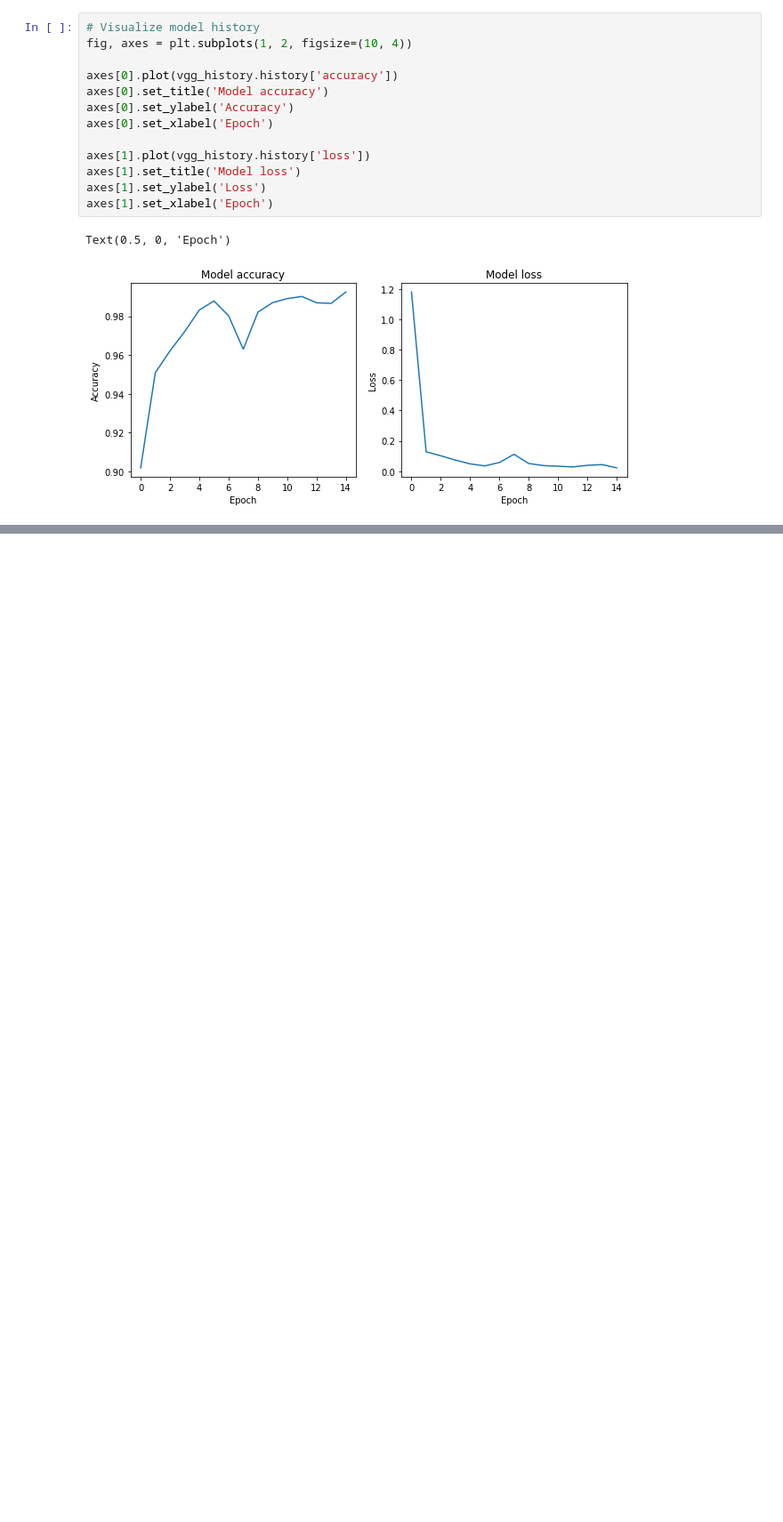
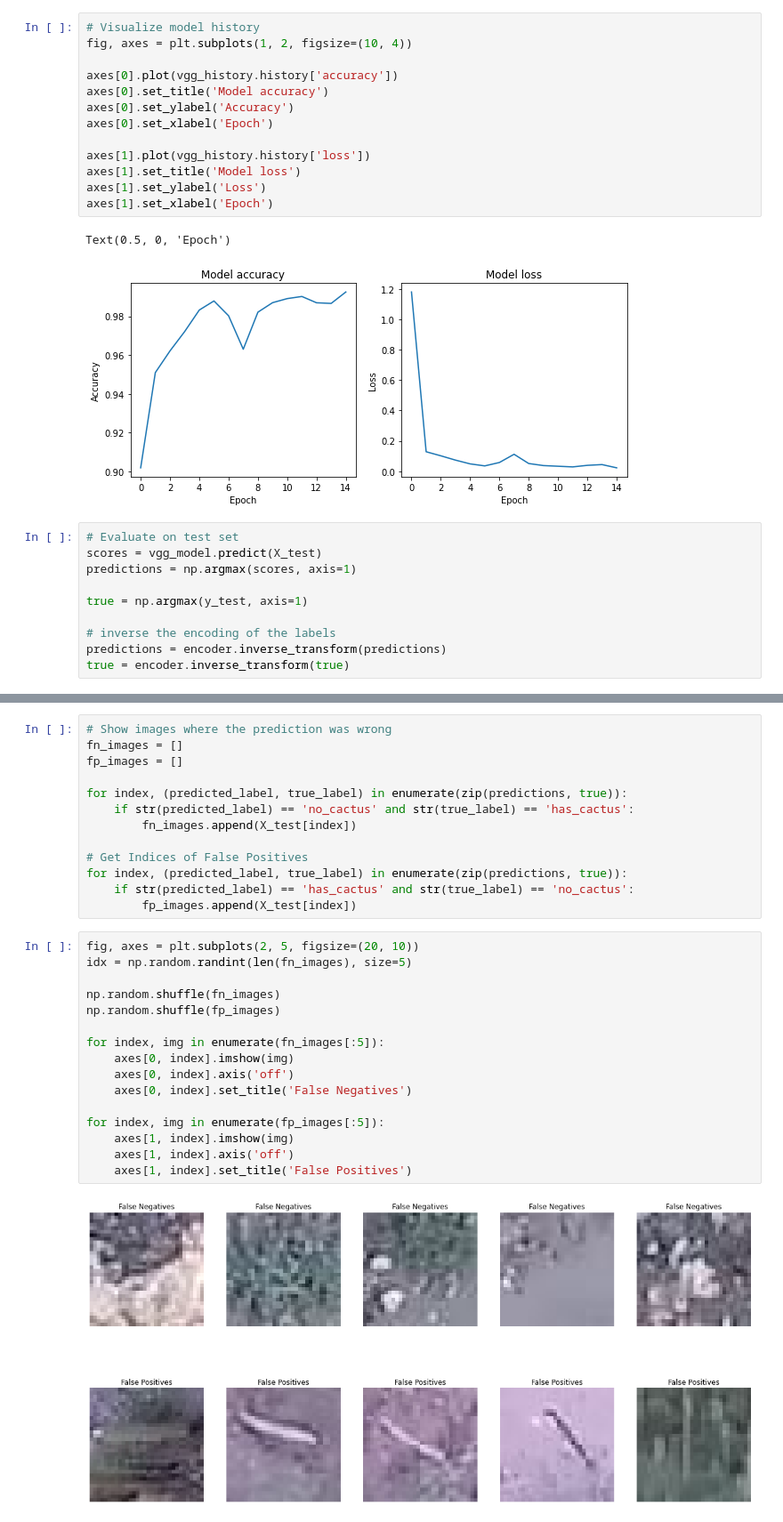
Before and after one commit to kpapijnenburg/cactus-detector, a Jupyter notebook: CNN-V2.1.ipynb, the cells around one changed output, grey strips where cells are left out. Shown at 89% size. Saved outputs shown, nothing was run; the diff lists cells and outputs as text; blank space fills up the shorter version.

Commit message:
Added evaluation to VGG style model

```diff
--- a/CNN-V2.1.ipynb
+++ b/CNN-V2.1.ipynb
@@ -151,3 +154,13 @@ axes[1].set_xlabel('Epoch')
 # %% [output]
 Text(0.5, 0, 'Epoch')
 [figure]
+# %%
+# Evaluate on test set
+scores = vgg_model.predict(X_test)
+predictions = np.argmax(scores, axis=1)
+
+true = np.argmax(y_test, axis=1)
+
+# inverse the encoding of the labels
+predictions = encoder.inverse_transform(predictions)
+true = encoder.inverse_transform(true)
@@ -153,0 +206,31 @@ Text(0.5, 0, 'Epoch')
+# %%
+# Show images where the prediction was wrong
+fn_images = []
+fp_images = []
+
+for index, (predicted_label, true_label) in enumerate(zip(predictions, true)):
+    if str(predicted_label) == 'no_cactus' and str(true_label) == 'has_cactus':
+        fn_images.append(X_test[index])
+
+# Get Indices of False Positives
+for index, (predicted_label, true_label) in enumerate(zip(predictions, true)):
+    if str(predicted_label) == 'has_cactus' and str(true_label) == 'no_cactus':
+        fp_images.append(X_test[index])
+# %%
+fig, axes = plt.subplots(2, 5, figsize=(20, 10))
+idx = np.random.randint(len(fn_images), size=5)
+
+np.random.shuffle(fn_images)
+np.random.shuffle(fp_images)
+
+for index, img in enumerate(fn_images[:5]):
+    axes[0, index].imshow(img)
+    axes[0, index].axis('off')
+    axes[0, index].set_title('False Negatives')
+
+for index, img in enumerate(fp_images[:5]):
+    axes[1, index].imshow(img)
+    axes[1, index].axis('off')
+    axes[1, index].set_title('False Positives')
+# %% [output]
+[figure, added]
```
Also changed, not shown: parts of 9 cells of this notebook, 2 other files.
